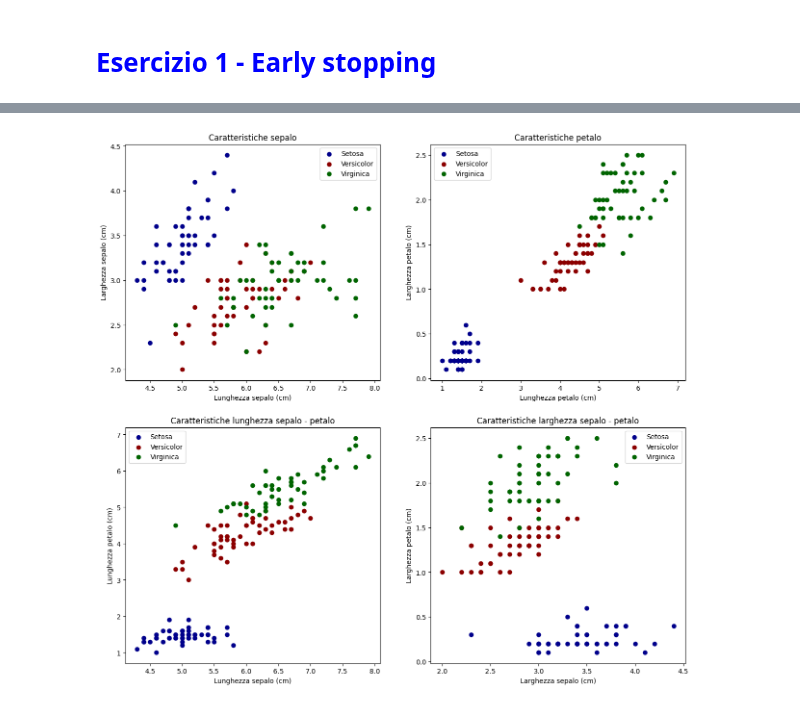
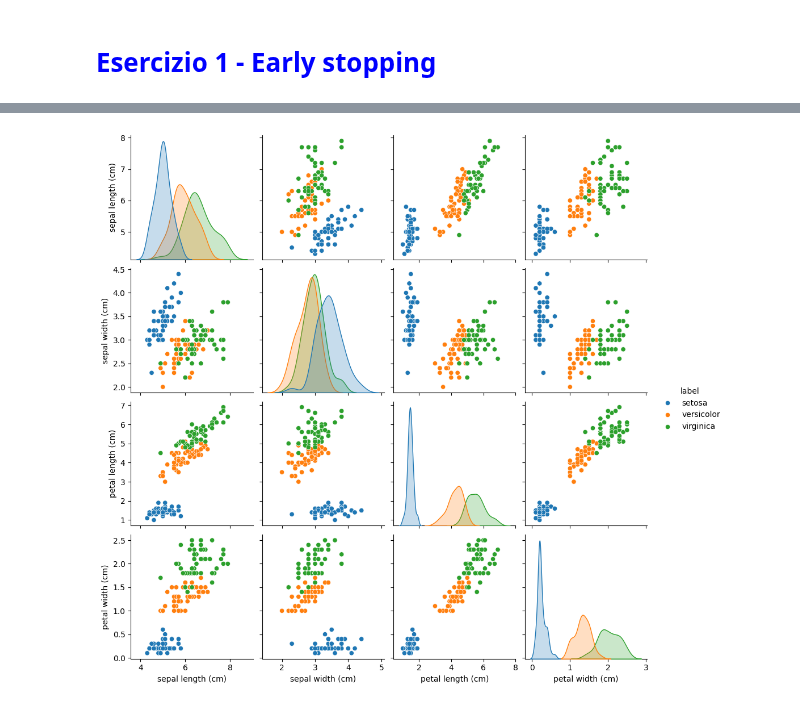
Before and after one commit to Negrini085/DeepLearning, a Jupyter notebook: Esercitazioni/lab_06.ipynb, the cells around one changed output, grey strips where cells are left out. Saved outputs shown, nothing was run; the diff lists cells and outputs as text; code cells hidden in the pictures.

```diff
--- a/Esercitazioni/lab_06.ipynb
+++ b/Esercitazioni/lab_06.ipynb
@@ -26,7 +34,62 @@ def stampaCorr(asc, ord, titx, tity, titp):
             ax[i][j].legend(loc = 'best')
 
 
+def studyDf(irisDf):
+    # Funzione che fa uso del modulo seaborn, che è una libreria di visualizzazione dati
+    # pensata per la visualizzazione grafica di dataset. In questo caso per andare a studiare le
+    # correlazioni fra le varie colonne basta usare il comando ".pairplot(...)" che genera una matrice
+    # di scatter plot in cui ciascuna variabile numerica è messa in rapporto con le altre. Sono da fornire,
+    #  come argomenti della funzione in questione il dataset da confrontare ed il fatto che i dati vengono
+    # colorati in base al valore della colonna 'label'
+    sns.pairplot(irisDf, hue='label')
+    plt.show()
 
+
+# Creazione del modello. Dato che il problema che stiamo prendendo in considerazione è un
+# problema di classificazione, è necessario che i nodi di output siano tanti quanti sono le
+# classi del dataset in analisi. Per tali componenti della rete vogliamo utilizzare come funzione
+# d'attivazione 'softmax', in modo tale che sia possibile identificare quale sia la predizione più
+# probabile del modello.
+def buildMod():
+    # Funzione per creare il modello. Stiamo pensando di utilizzare un DNN con diversi layers nascosti
+    # in modo tale da rendere eccessivamente complicato il modello e poter lavorare con early stopping
+    # techniques. Il layer di output conterrà tre soli nodi, per valutare quale sia la classe a cui
+    # appartiene con maggior probabilità il campione in analisi.
+    model = tf.keras.models.Sequential([
+        tf.keras.layers.Dense(64, activation='relu', input_shape=(4,)),
+        tf.keras.layers.Dense(128, activation='relu'),
+        tf.keras.layers.Dense(128, activation='relu'),
+        tf.keras.layers.Dense(128, activation='relu'),
+        tf.keras.layers.Dense(64, activation='relu'),
+        tf.keras.layers.Dense(64, activation='relu'),
+        tf.keras.layers.Dense(64, activation='relu'),
+        tf.keras.layers.Dense(3, activation='softmax')
+    ])
+
+    return model
+
+
+def plotTrInfo(hist):
+    # Funzione per graficare l'evoluzione di loss ed accuracy in fase di allenamento
+    fig, ax = plt.subplots(2, 1, figsize=(15,14))
+
+    ax[0].plot(np.linspace(1, 200, 200), hist.history['loss'], color = 'darkblue', label = "Training loss")
+    ax[0].plot(np.linspace(1, 200, 200), hist.history['val_loss'], color = 'darkred', label = "Validation loss")
+    ax[0].set_title("Andamento loss function")
+    ax[0].set_xlabel("Epoche")
+    ax[0].set_ylabel("Loss")
+
+    ax[1].plot(np.linspace(1, 200, 200), hist.history['accuracy'], color = 'darkgreen', label = "Training accuracy")
+    ax[1].plot(np.linspace(1, 200, 200), hist.history['val_accuracy'], color = 'darkorange', label = "Validation accuracy")
+    ax[1].set_title("Andamento accuracy")
+    ax[1].set_ylabel("Accuracy")
+    ax[1].set_xlabel("Epoche")
+
+    ax[0].legend(loc="best")
+    ax[1].legend(loc="best")
+    ax[0].grid(True)
+    ax[1].grid(True)
+    plt.show()
 
 
 # La prima fase di questo esercizio consiste nell'importare il dataset IRIS, che
@@ -48,16 +111,20 @@ irisDf = pd.DataFrame(data = iris.data, columns = iris.feature_names)
 # In un secondo momento vanno aggiunte delle altre colonne al dataframe, ossia l'etichetta numerica
 # target, che indica la classe di appartenenza del fiore, ed il nome della classe in questione.
 # Questa operazione non può essere effettuata in fase di inizializzazione.
-irisDf['target'] = iris.target
-irisDf['target_name'] = irisDf['target'].apply(lambda i: iris.target_names[i])
 
-# Stampo a video il contenuto del dataframe
+# Stampo a video il contenuto del dataset
+irisDf['label'] = iris.target_names[iris.target]
 print("Contenuto del dataframe")
-irisDf
+print(irisDf)
+studyDf(irisDf)
 
-# Stampo a video eventuali correlazioni fra i dati del dataset. Ciò che notiamo è che la classificazione
-# della classe setosa ci possiamo aspettare che sia più semplice rispetto alla distinzione fra le altre due
-# classi, poichè si notano degli evidenti cluster riferiti solo alla sottospecie setosa
+# Stampo a video eventuali correlazioni fra i dati del dataset individuate manualmente. Ciò che notiamo è
+# che la classificazione della classe setosa ci possiamo aspettare che sia più semplice rispetto alla
+# distinzione fra le altre due classi, poichè si notano degli evidenti cluster riferiti solo alla sottospecie setosa
+# Convertiamo inoltre le labels per lavorare con one-hot encoding, ossia con tre colonne le quali presentano true o False
+# per indicare o meno l'appartenenza a ciascuna delle tre classi
+irisDf = pd.get_dummies(irisDf, columns=['label'], prefix='label')
+
 asc = [0, 2, 0, 1]
 ord = [1, 3, 2, 3]
 titx = ["Lunghezza sepalo (cm)", "Lunghezza petalo (cm)", "Lunghezza sepalo (cm)", "Larghezza sepalo (cm)"]
@@ -65,5 +132,29 @@ tity = ["Larghezza sepalo (cm)", "Larghezza petalo (cm)", "Lunghezza petalo (cm)
 titp = ["Caratteristiche sepalo", "Caratteristiche petalo", "Caratteristiche lunghezza sepalo - petalo", "Caratteristiche larghezza sepalo - petalo"]
 
 stampaCorr(asc, ord, titx, tity, titp)
+
+
+# Divido dataset in allenamento e validation, per poter allenare in modo adeguato il modello
+# All'interno dei dati di training vado a selezionare quali sono gli input del modello e quali
+# invece gli output auspicabili
+trainS = irisDf.sample(frac = 0.8, random_state=1)      # Seleziona 80% dataset
+valS = irisDf.drop(trainS.index)                        # Identifica il restante 20%
+
+# Per estrarre dati da dataframe pandas utilizzo il metodo iloc, che consente di lavorare con
+# indici riga ed indici colonna
+trIn = trainS.iloc[:, 0:4]
+trOut = trainS.iloc[:, 4:7]
+
+
+# Definisco un modello e lo compilo utilizzando come ottimizzatore Adam ed invece come funzione di
+# perdita 'categorical_crossentropy'. Alleno la rete per 200 epoche utilizzando come dataset di validazione
+# il 40 % del dataset di input. Questa tecnica viene utilizzata per ridurre l'overfitting ed è un buon approccio
+#  quando non si vuole fare uno split manuale dei dati, ma comunque è necessario monitorare le prestazioni del modello
+# su dati non visti durante l’allenamento
+model = buildMod()
+model.compile(optimizer='adam', loss='categorical_crossentropy', metrics=['accuracy'])
+
+hist = model.fit( trIn, trOut, epochs=200, validation_split=0.4, batch_size=32,)
+plotTrInfo(hist)
 # %% [output]
 Contenuto del dataframe
@@ -70 +177 @@ Contenuto del dataframe
-[figure, old version]
+[figure, new version]
```
Also changed, not shown: parts of 2 cells of this notebook.
